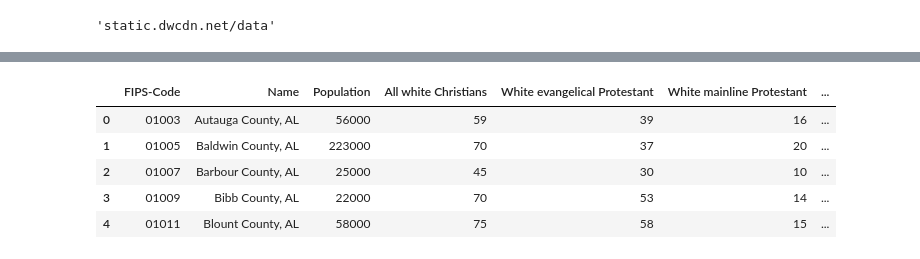
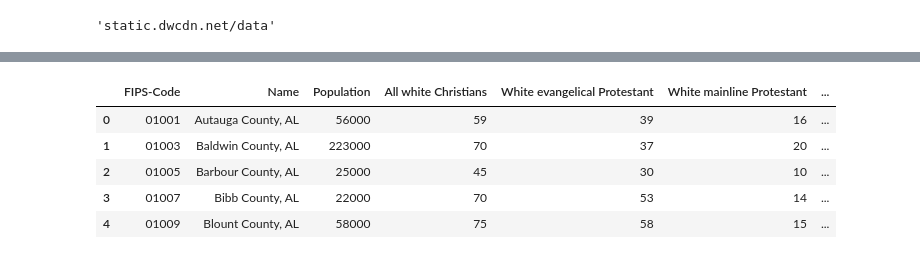
Before and after one commit to anoboa2/parse-data-09112023, a Jupyter notebook: notebook.ipynb, the cells around one changed output, grey strips where cells are left out. Cells and saved outputs as stored; diff of their text form; code cells hidden in the pictures.

```diff
--- a/notebook.ipynb
+++ b/notebook.ipynb
@@ -124,4 +148,4 @@ while len(subset) > 0:
 # %%
-df = pd.DataFrame(records, columns=columns[2:])
+df = pd.DataFrame(records, columns=columns)
 df.head()
 # %% [output]
@@ -134,25 +158,16 @@ df.head()
-# %%
-# for the column titled "Unaffiliated", separate the data into two columns using the "/n" as a separator
-df['Unaffiliated\n01001'] = df['Unaffiliated\n01001'].str.split('\n')
-# %%
-# create a new column called "Unaffiliated" with the first value from the list
-df['Unaffiliated'] = df['Unaffiliated\n01001'].apply(lambda x: x[0])
-# %%
-for i, row in df.iterrows():
-  if len(row['Unaffiliated\n01001']) == 2:
-    df.loc[i, 'FIPS-Code'] = str(row['Unaffiliated\n01001'][1])
 # %%
-# move the fips code to the first row
-df = df[['FIPS-Code'] + list(df.columns[:-1])]
-df = df.drop(columns=['Unaffiliated\n01001'])
+# move the 2nd column to the 5th column
+cols = list(df.columns)
+cols = cols[:1] + cols[2:5] + cols[1:2] + cols[5:]
+df = df[cols]
 df.head()
 # %% [output]
 |  | FIPS-Code | Name | Population | All white Christians | White evangelical Protestant | White mainline Protestant | ... |
-| 0 | 01003 | Autauga County, AL | 56000 | 59 | 39 | 16 | ... |
-| 1 | 01005 | Baldwin County, AL | 223000 | 70 | 37 | 20 | ... |
-| 2 | 01007 | Barbour County, AL | 25000 | 45 | 30 | 10 | ... |
-| 3 | 01009 | Bibb County, AL | 22000 | 70 | 53 | 14 | ... |
-| 4 | 01011 | Blount County, AL | 58000 | 75 | 58 | 15 | ... |
+| 0 | 01001 | Autauga County, AL | 56000 | 59 | 39 | 16 | ... |
+| 1 | 01003 | Baldwin County, AL | 223000 | 70 | 37 | 20 | ... |
+| 2 | 01005 | Barbour County, AL | 25000 | 45 | 30 | 10 | ... |
+| 3 | 01007 | Bibb County, AL | 22000 | 70 | 53 | 14 | ... |
+| 4 | 01009 | Blount County, AL | 58000 | 75 | 58 | 15 | ... |
 # %%
 # convert all the columns to numeric
 for col in df.columns[2:]:
```
Also changed, not shown: parts of 10 cells of this notebook, 3 other files.
